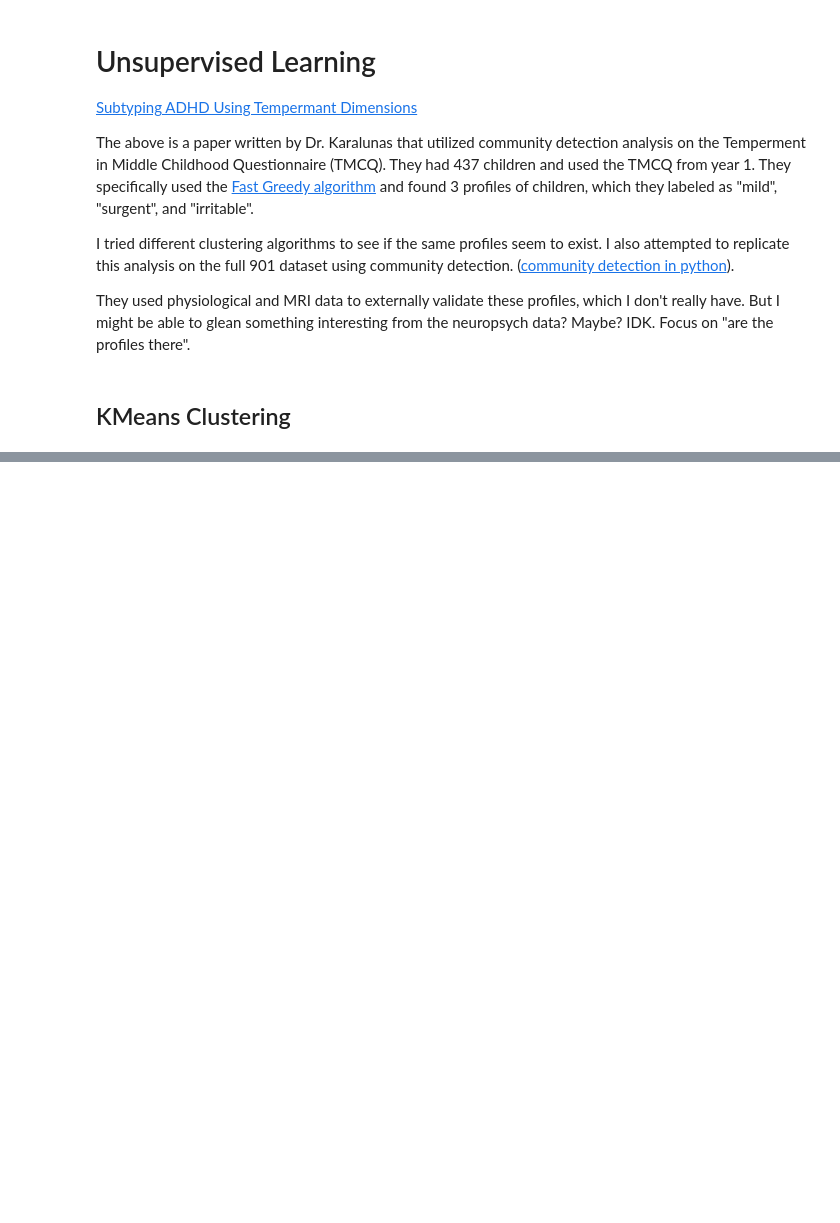
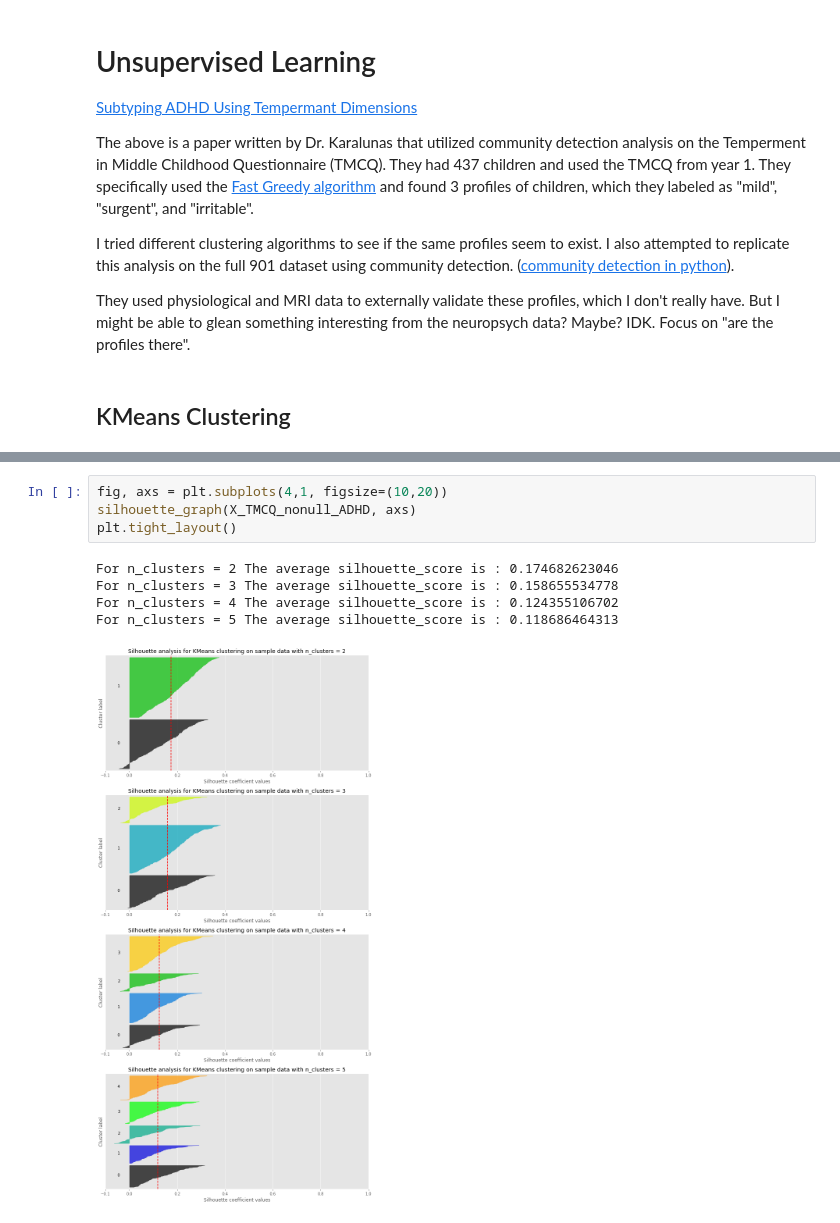
Before and after one commit to cjsmith015/Machine_Learning_and_ADHD, a Jupyter notebook: Cluster Analysis.ipynb, the cells around one changed output, grey strips where cells are left out. Drawn from its saved outputs; the diff is of its cells as text; blank space fills up the shorter version.

```diff
--- a/Cluster Analysis.ipynb
+++ b/Cluster Analysis.ipynb
@@ -60,0 +177,10 @@ KeyError: 0
+# %%
+fig, axs = plt.subplots(4,1, figsize=(10,20))
+silhouette_graph(X_TMCQ_nonull_ADHD, axs)
+plt.tight_layout()
+# %% [output]
+For n_clusters = 2 The average silhouette_score is : 0.174682623046
+For n_clusters = 3 The average silhouette_score is : 0.158655534778
+For n_clusters = 4 The average silhouette_score is : 0.124355106702
+For n_clusters = 5 The average silhouette_score is : 0.118686464313
+[figure, added]
```
Also changed, not shown: parts of 25 cells of this notebook, 3 other files.
